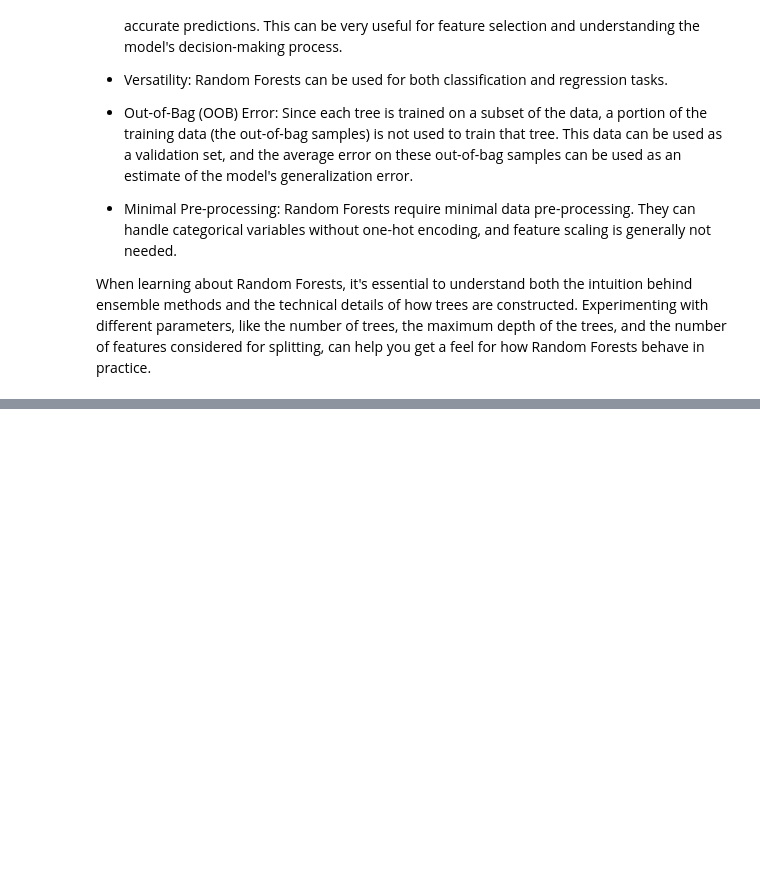
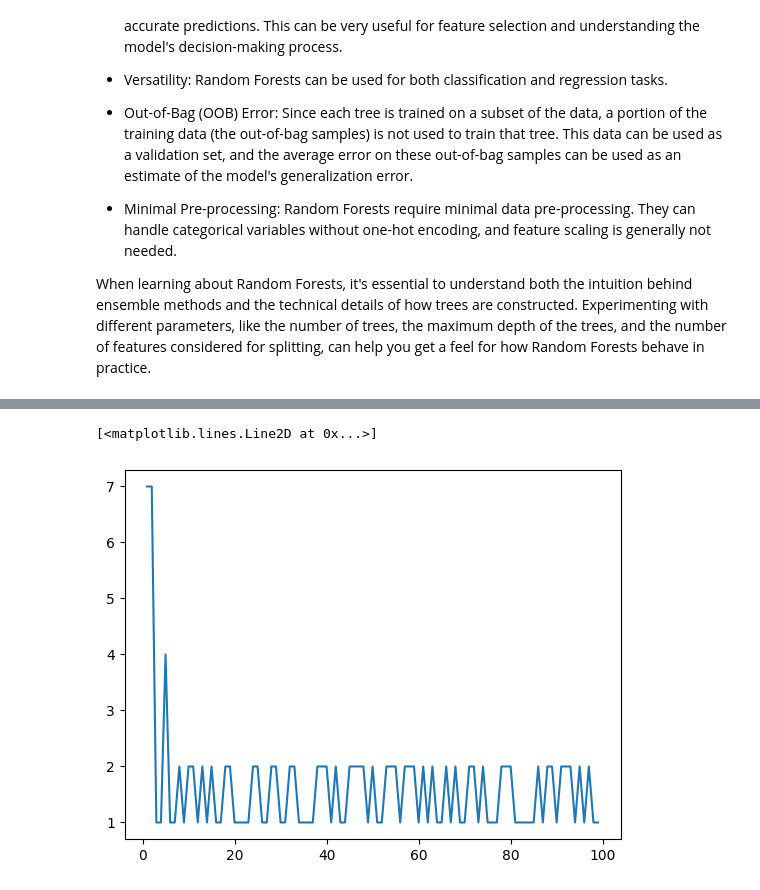
Before and after one commit to Metallicode/Math, a Jupyter notebook: Random_Forests.ipynb, the cells around one changed output, grey strips where cells are left out. Cells and saved outputs as stored; diff of their text form; code cells hidden in the pictures; blank space fills up the shorter version.

```diff
--- a/Random_Forests.ipynb
+++ b/Random_Forests.ipynb
@@ -61,0 +241,5 @@ When learning about Random Forests, it's essential to understand both the intuit
+# %%
+plt.plot(range(1,100), mis_class)
+# %% [output]
+[<matplotlib.lines.Line2D at 0x...>]
+[figure, added]
```
Also changed, not shown: parts of 48 cells of this notebook.
